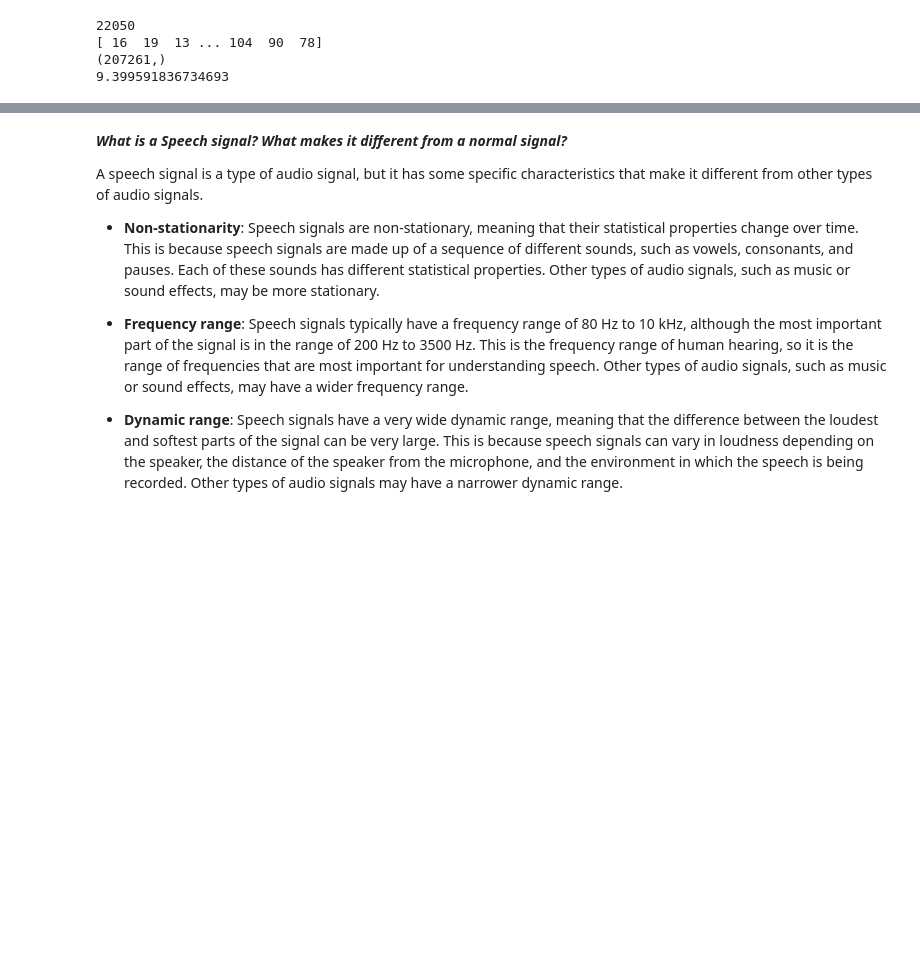
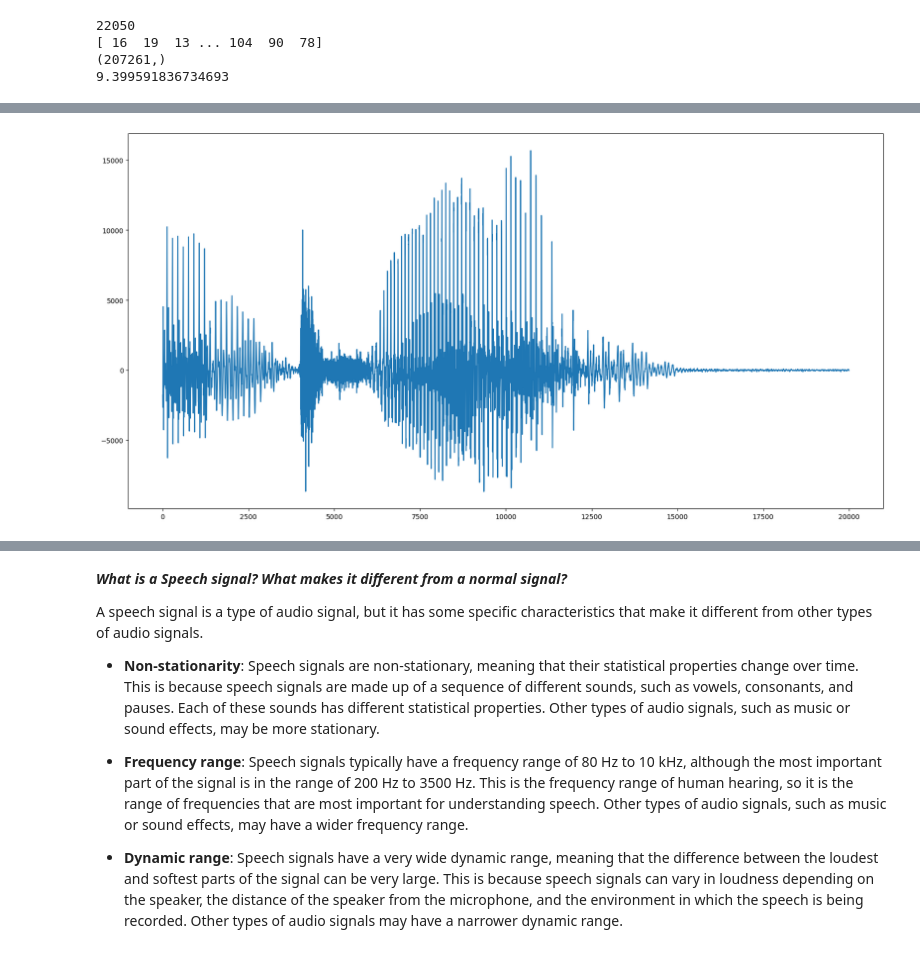
Before and after one commit to cpsingh-arde/AI-ML-IIIT-HYDERABAD, a Jupyter notebook: Speech_AIML.ipynb, the cells around one changed output, grey strips where cells are left out. Drawn from its saved outputs; the diff is of its cells as text; code cells hidden in the pictures; blank space fills up the shorter version.

```diff
--- a/Speech_AIML.ipynb
+++ b/Speech_AIML.ipynb
@@ -22,3 +23,9 @@ print(wav.shape[0] / fs)
 display(Audio(wav, rate=fs))
 # %% [output]
 [interactive output not drawn]
+# %%
+plt.figure(figsize=[20, 10])
+plt.plot(wav[100000:120000])
+plt.show()
+# %% [output]
+[figure, added]
```
Also changed, not shown: parts of 2 cells of this notebook.
